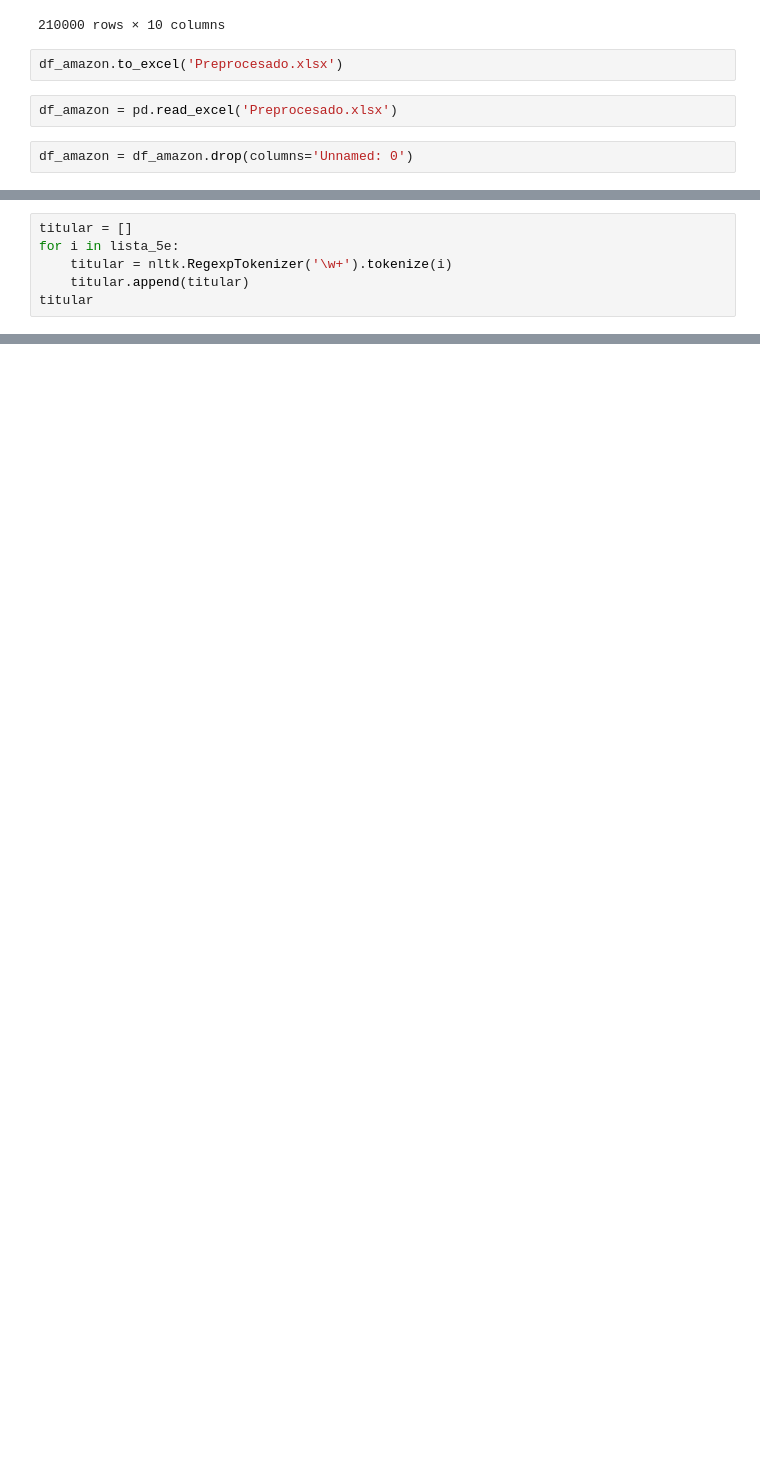
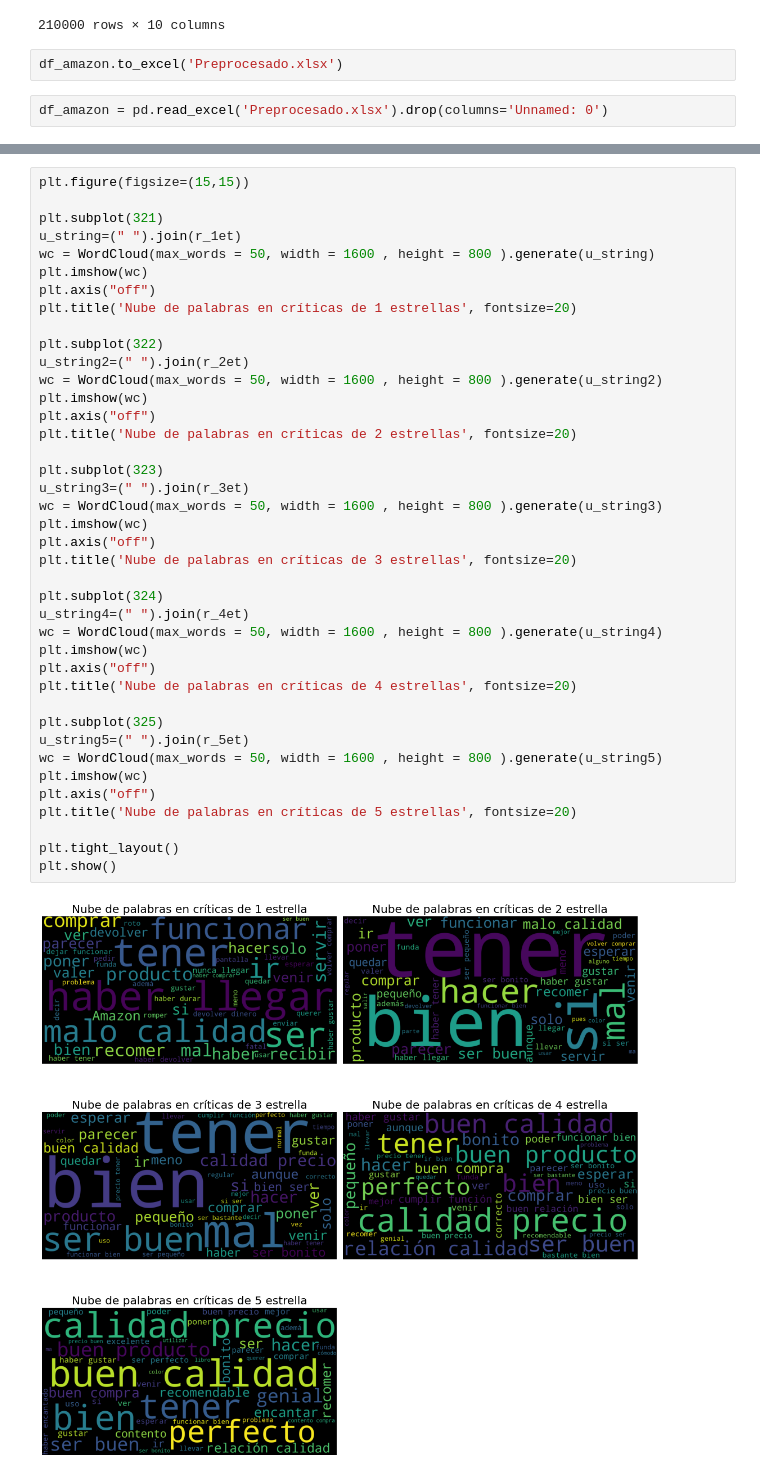
Before and after one commit to gpozzi/machine-learning, a Jupyter notebook: DS_Proyecto_03_NLP.ipynb, the cells around one changed output, grey strips where cells are left out. Saved outputs shown, nothing was run; the diff lists cells and outputs as text; blank space fills up the shorter version.

```diff
--- a/DS_Proyecto_03_NLP.ipynb
+++ b/DS_Proyecto_03_NLP.ipynb
@@ -232,6 +236,4 @@ df_amazon
 # %%
 df_amazon.to_excel('Preprocesado.xlsx')
 # %%
-df_amazon = pd.read_excel('Preprocesado.xlsx')
+df_amazon = pd.read_excel('Preprocesado.xlsx').drop(columns='Unnamed: 0')
-# %%
-df_amazon = df_amazon.drop(columns='Unnamed: 0')
@@ -262,6 +239,0 @@ lista_5e[1]
-# %%
-titular = []
-for i in lista_5e:
-    titular = nltk.RegexpTokenizer('\w+').tokenize(i)
-    titular.append(titular)
-titular
@@ -287,0 +340,42 @@ titular
+# %%
+plt.figure(figsize=(15,15))
+
+plt.subplot(321)
+u_string=(" ").join(r_1et)
+wc = WordCloud(max_words = 50, width = 1600 , height = 800 ).generate(u_string)
+plt.imshow(wc)
+plt.axis("off")
+plt.title('Nube de palabras en críticas de 1 estrellas', fontsize=20)
+
+plt.subplot(322)
+u_string2=(" ").join(r_2et)
+wc = WordCloud(max_words = 50, width = 1600 , height = 800 ).generate(u_string2)
+plt.imshow(wc)
+plt.axis("off")
+plt.title('Nube de palabras en críticas de 2 estrellas', fontsize=20)
+
+plt.subplot(323)
+u_string3=(" ").join(r_3et)
+wc = WordCloud(max_words = 50, width = 1600 , height = 800 ).generate(u_string3)
+plt.imshow(wc)
+plt.axis("off")
+plt.title('Nube de palabras en críticas de 3 estrellas', fontsize=20)
+
+plt.subplot(324)
+u_string4=(" ").join(r_4et)
+wc = WordCloud(max_words = 50, width = 1600 , height = 800 ).generate(u_string4)
+plt.imshow(wc)
+plt.axis("off")
+plt.title('Nube de palabras en críticas de 4 estrellas', fontsize=20)
+
+plt.subplot(325)
+u_string5=(" ").join(r_5et)
+wc = WordCloud(max_words = 50, width = 1600 , height = 800 ).generate(u_string5)
+plt.imshow(wc)
+plt.axis("off")
+plt.title('Nube de palabras en críticas de 5 estrellas', fontsize=20)
+
+plt.tight_layout()
+plt.show()
+# %% [output]
+[figure, added]
```
Also changed, not shown: parts of 5 cells of this notebook.
